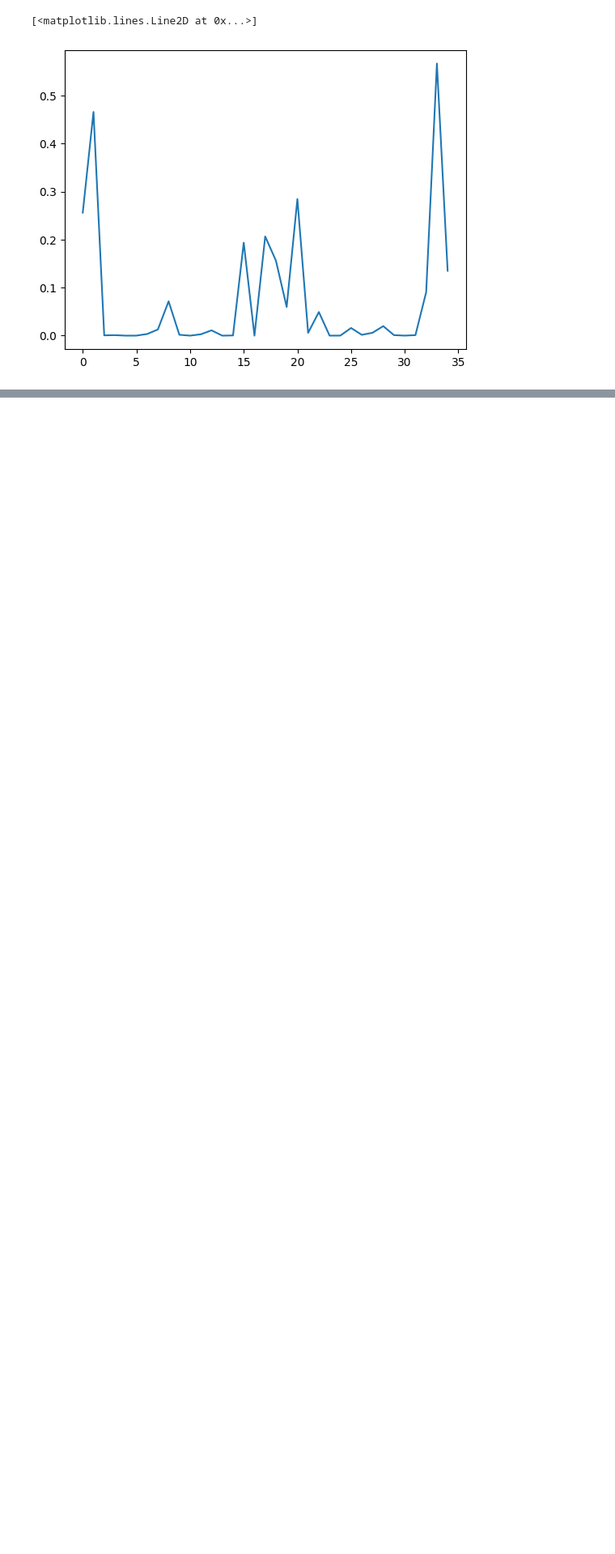
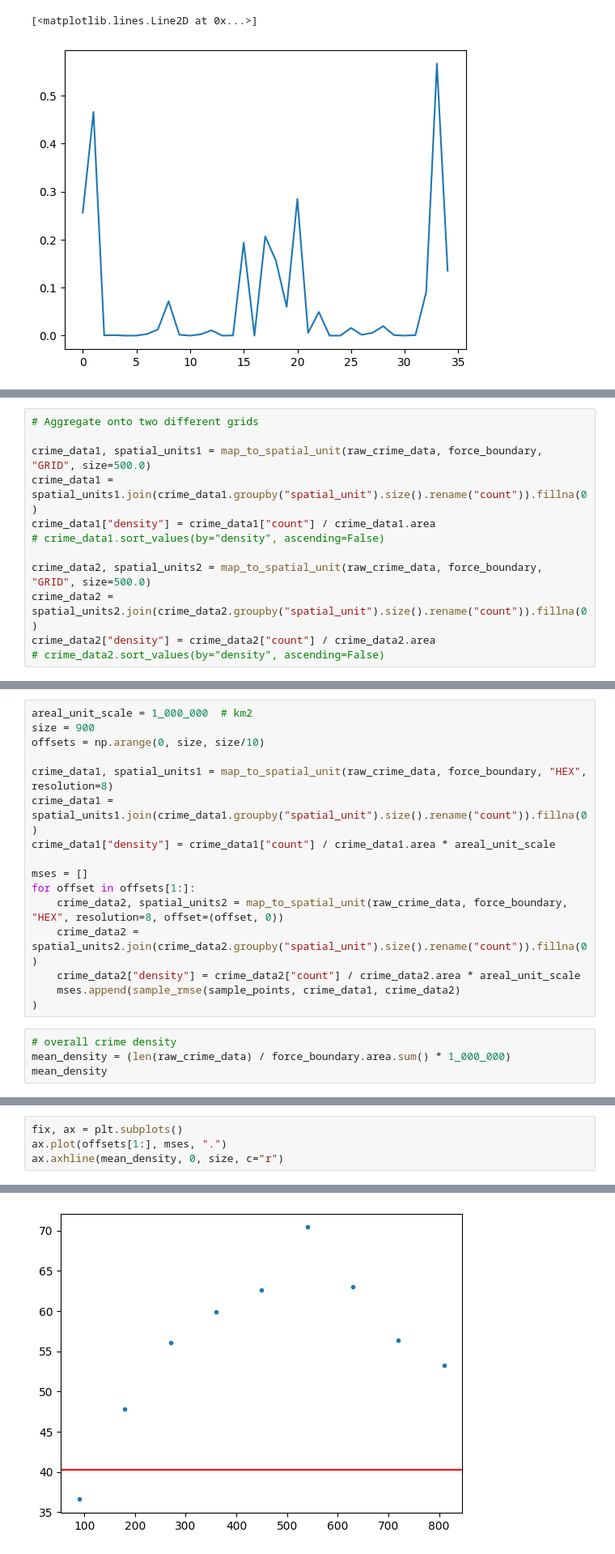
Before and after one commit to safer-streets/safer-streets-core, a Jupyter notebook: similarity.ipynb, the cells around one changed output, grey strips where cells are left out. Shown at 81% size. Drawn from its saved outputs; the diff is of its cells as text; blank space fills up the shorter version.

```diff
--- a/similarity.ipynb
+++ b/similarity.ipynb
@@ -93,0 +121,12 @@ plt.plot(sim_scores)
+# %%
+# Aggregate onto two different grids
+
+crime_data1, spatial_units1 = map_to_spatial_unit(raw_crime_data, force_boundary, "GRID", size=500.0)
+crime_data1 = spatial_units1.join(crime_data1.groupby("spatial_unit").size().rename("count")).fillna(0)
+crime_data1["density"] = crime_data1["count"] / crime_data1.area
+# crime_data1.sort_values(by="density", ascending=False)
+
+crime_data2, spatial_units2 = map_to_spatial_unit(raw_crime_data, force_boundary, "GRID", size=500.0)
+crime_data2 = spatial_units2.join(crime_data2.groupby("spatial_unit").size().rename("count")).fillna(0)
+crime_data2["density"] = crime_data2["count"] / crime_data2.area
+# crime_data2.sort_values(by="density", ascending=False)
@@ -93,0 +166,20 @@ plt.plot(sim_scores)
+# %%
+areal_unit_scale = 1_000_000  # km2
+size = 900
+offsets = np.arange(0, size, size/10)
+
+crime_data1, spatial_units1 = map_to_spatial_unit(raw_crime_data, force_boundary, "HEX", resolution=8)
+crime_data1 = spatial_units1.join(crime_data1.groupby("spatial_unit").size().rename("count")).fillna(0)
+crime_data1["density"] = crime_data1["count"] / crime_data1.area * areal_unit_scale
+
+mses = []
+for offset in offsets[1:]:
+    crime_data2, spatial_units2 = map_to_spatial_unit(raw_crime_data, force_boundary, "HEX", resolution=8, offset=(offset, 0))
+    crime_data2 = spatial_units2.join(crime_data2.groupby("spatial_unit").size().rename("count")).fillna(0)
+    crime_data2["density"] = crime_data2["count"] / crime_data2.area * areal_unit_scale
+    mses.append(sample_rmse(sample_points, crime_data1, crime_data2)
+)
+# %%
+# overall crime density
+mean_density = (len(raw_crime_data) / force_boundary.area.sum() * 1_000_000)
+mean_density
@@ -93,0 +188,5 @@ plt.plot(sim_scores)
+# %%
+fix, ax = plt.subplots()
+ax.plot(offsets[1:], mses, ".")
+ax.axhline(mean_density, 0, size, c="r")
+# %% [output]
@@ -93,0 +194 @@ plt.plot(sim_scores)
+[figure, added]
```
Also changed, not shown: parts of 11 cells of this notebook, 5 other files.
